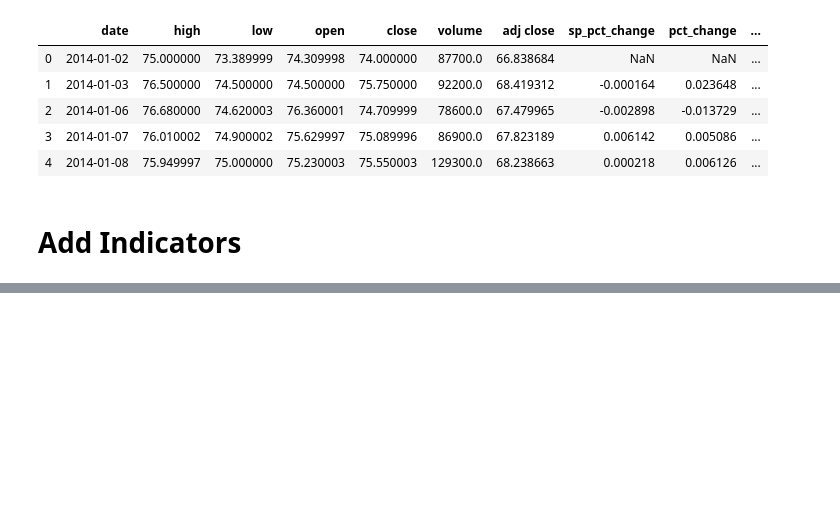
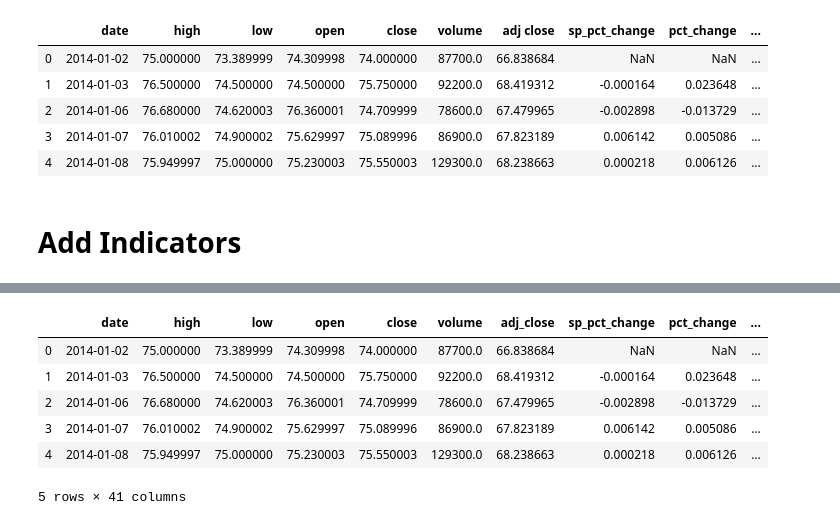
Before and after one commit to andrewcole33/moving_avg_trading, a Jupyter notebook: Untitled.ipynb, the cells around one changed output, grey strips where cells are left out. Saved outputs shown, nothing was run; the diff lists cells and outputs as text; code cells hidden in the pictures; blank space fills up the shorter version.

```diff
--- a/Untitled.ipynb
+++ b/Untitled.ipynb
@@ -122,0 +103,20 @@ data.head()
+# %%
+data['short_result'] = None
+for index, row in data.iterrows():
+    percent_change = data.loc[index + 1:index + 30]['relative_change'].sum()*100
+    if math.isnan(percent_change):
+        percent_change = 0
+    else:
+        percent_change = int(round(percent_change))
+    data.at[index, 'short_result'] = percent_change
+del data['relative_change']
+# %%
+data.head()
+# %% [output]
+|  | date | high | low | open | close | volume | adj_close | sp_pct_change | pct_change | ... |
+| 0 | 2014-01-02 | 75.000000 | 73.389999 | 74.309998 | 74.000000 | 87700.0 | 66.838684 | NaN | NaN | ... |
+| 1 | 2014-01-03 | 76.500000 | 74.500000 | 74.500000 | 75.750000 | 92200.0 | 68.419312 | -0.000164 | 0.023648 | ... |
+| 2 | 2014-01-06 | 76.680000 | 74.620003 | 76.360001 | 74.709999 | 78600.0 | 67.479965 | -0.002898 | -0.013729 | ... |
+| 3 | 2014-01-07 | 76.010002 | 74.900002 | 75.629997 | 75.089996 | 86900.0 | 67.823189 | 0.006142 | 0.005086 | ... |
+| 4 | 2014-01-08 | 75.949997 | 75.000000 | 75.230003 | 75.550003 | 129300.0 | 68.238663 | 0.000218 | 0.006126 | ... |
+5 rows × 41 columns
```
Also changed, not shown: parts of 5 cells of this notebook.
